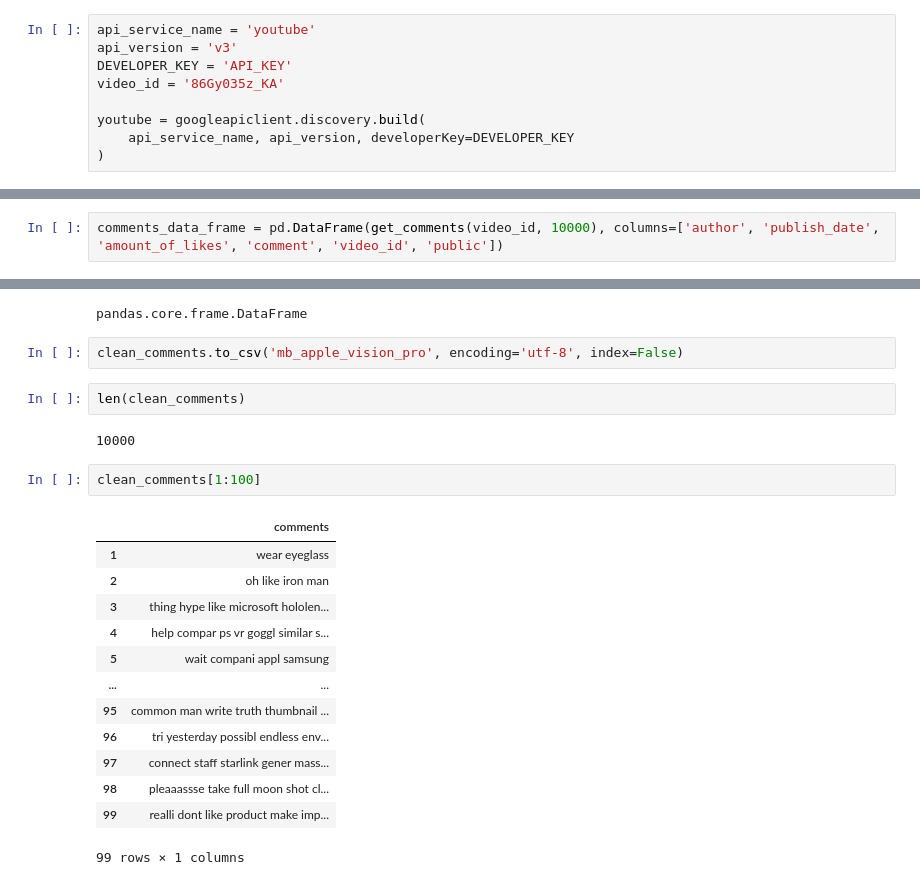
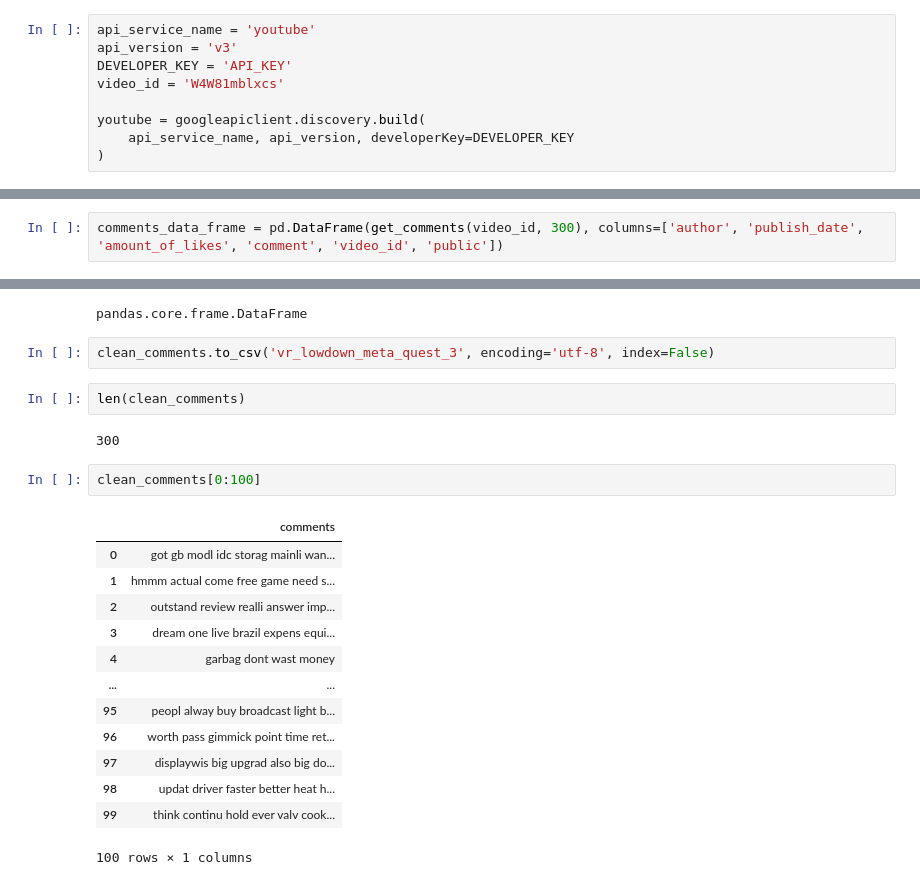
Before and after one commit to laresamdeola/Natural-Language-Processing, a Jupyter notebook: Youtube_Scraping.ipynb, the cells around one changed output, grey strips where cells are left out. Drawn from its saved outputs; the diff is of its cells as text.

```diff
--- a/Youtube_Scraping.ipynb
+++ b/Youtube_Scraping.ipynb
@@ -11,7 +11,7 @@ os.getcwd()
 api_service_name = 'youtube'
 api_version = 'v3'
 DEVELOPER_KEY = 'API_KEY'
-video_id = '86Gy035z_KA'
+video_id = 'W4W81mblxcs'
 
 youtube = googleapiclient.discovery.build(
     api_service_name, api_version, developerKey=DEVELOPER_KEY
@@ -45,5 +45,5 @@ def get_comments(video, amount):
 
   return comments
 # %%
-comments_data_frame = pd.DataFrame(get_comments(video_id, 10000), columns=['author', 'publish_date', 'amount_of_likes', 'comment', 'video_id', 'public'])
+comments_data_frame = pd.DataFrame(get_comments(video_id, 300), columns=['author', 'publish_date', 'amount_of_likes', 'comment', 'video_id', 'public'])
 # %%
@@ -117,24 +118,24 @@ type(clean_comments)
 # %% [output]
 pandas.core.frame.DataFrame
 # %%
-clean_comments.to_csv('mb_apple_vision_pro', encoding='utf-8', index=False)
+clean_comments.to_csv('vr_lowdown_meta_quest_3', encoding='utf-8', index=False)
 # %%
 len(clean_comments)
 # %% [output]
-10000
+300
 # %%
-clean_comments[1:100]
+clean_comments[0:100]
 # %% [output]
 |  | comments |
-| 1 | wear eyeglass |
-| 2 | oh like iron man |
-| 3 | thing hype like microsoft hololen... |
-| 4 | help compar ps vr goggl similar s... |
-| 5 | wait compani appl samsung |
+| 0 | got gb modl idc storag mainli wan... |
+| 1 | hmmm actual come free game need s... |
+| 2 | outstand review realli answer imp... |
+| 3 | dream one live brazil expens equi... |
+| 4 | garbag dont wast money |
 | ... | ... |
-| 95 | common man write truth thumbnail ... |
-| 96 | tri yesterday possibl endless env... |
-| 97 | connect staff starlink gener mass... |
-| 98 | pleaaassse take full moon shot cl... |
-| 99 | realli dont like product make imp... |
+| 95 | peopl alway buy broadcast light b... |
+| 96 | worth pass gimmick point time ret... |
+| 97 | displaywis big upgrad also big do... |
+| 98 | updat driver faster better heat h... |
+| 99 | think continu hold ever valv cook... |
-99 rows × 1 columns
+100 rows × 1 columns
```
Also changed, not shown: parts of 5 cells of this notebook.
